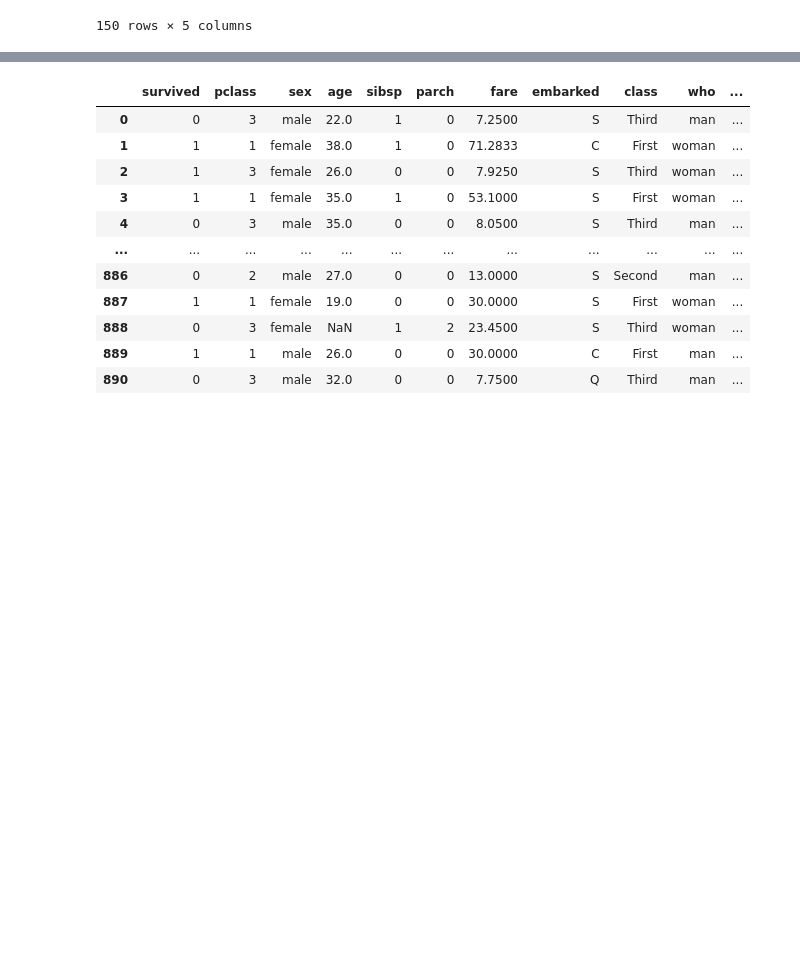
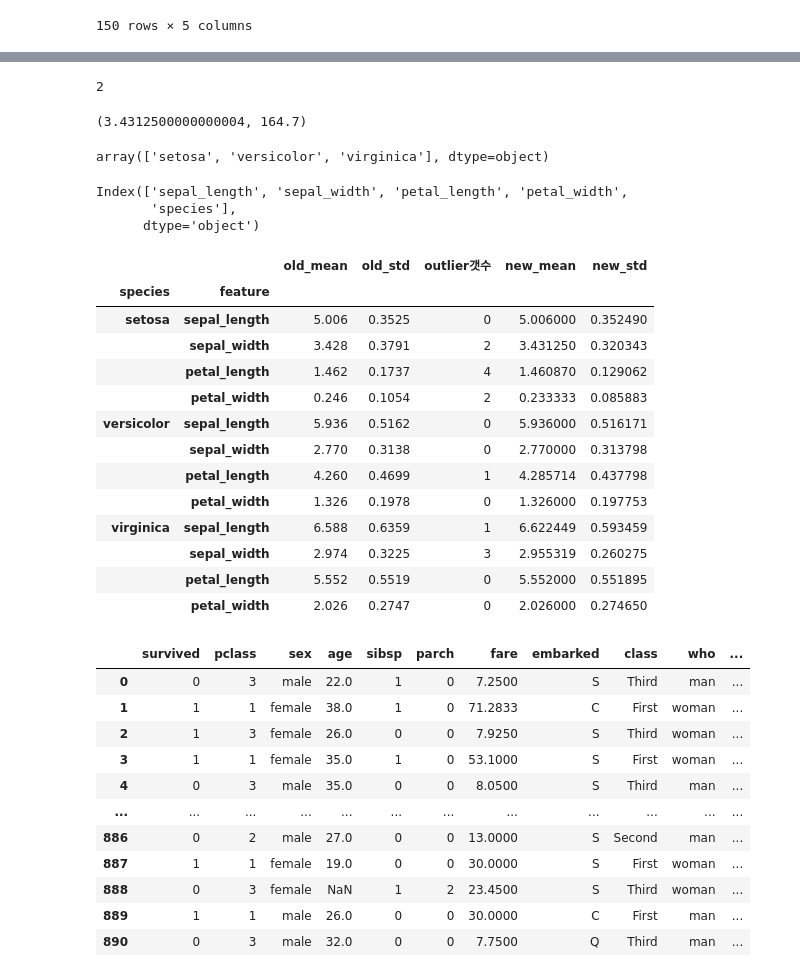
Before and after one commit to vvbshvv/Data-Analysis-2021.11, a Jupyter notebook: 02.Pandas/08.데이터프레임 연습문제.ipynb, the cells around one changed output, grey strips where cells are left out. Saved outputs shown, nothing was run; the diff lists cells and outputs as text; code cells hidden in the pictures; blank space fills up the shorter version.

```diff
--- a/02.Pandas/08.데이터프레임 연습문제.ipynb
+++ b/02.Pandas/08.데이터프레임 연습문제.ipynb
@@ -38,5 +54,7 @@ iris.iloc[:,:]
 | 149 | 5.9 | 3.0 | 5.1 | 1.8 | virginica |
 150 rows × 5 columns
 # %%
-Q1=iris.quantile(.25)
-Q3=iris.quantile(.75)
+s=iris[iris.species == 'setosa']['sepal_width']
+Q1=s.quantile(.25)
+Q3=s.quantile(.75)
+iqr= Q3-Q1
@@ -49,3 +61,64 @@ ValueError: Can only compare identically-labeled Series objects
+# %%
+#이상치값을 nan값으로 만든다!
+upper = Q3+1.5*iqr
+lower = Q1 - 1.5 *iqr
+s[(s<lower) | (s>upper)] = np.nan
+s.isna().sum()
+# %% [output]
+2
+# %%
+s.mean(), s.sum()
+# %% [output]
+(3.4312500000000004, 164.7)
+# %%
+def get_new_stat(s):
+        Q1=s.quantile(.25)
+        Q3=s.quantile(.75)
+        iqr= Q3-Q1
+        upper = Q3+1.5*iqr
+        lower = Q1 - 1.5 *iqr
+        s[(s<lower) | (s>upper)] = np.nan
+        return s.isna().sum(), s.mean(), s.std()
+# %%
+iris.species.unique()
+# %% [output]
+array(['setosa', 'versicolor', 'virginica'], dtype=object)
+# %%
+iris.columns
+# %% [output]
+Index(['sepal_length', 'sepal_width', 'petal_length', 'petal_width',
+       'species'],
+      dtype='object')
+# %%
+s=iris[iris.species == 'setosa']['sepal_width']
+# %%
+all=[]
+for species in iris.species.unique() :
+    for feature in iris.columns[:-1]:
+        s=iris[iris.species ==species][feature]
+        old_mean, old_std = round(s.mean(),3), round(s.std(),4)
+        outlier, new_mean, new_std = get_new_stat(s)
+        d = {'species':species, 'feature':feature, 'old_mean':old_mean, 'old_std':old_std,
+            'outlier갯수':outlier, 'new_mean':new_mean, 'new_std':new_std}
+        all.append(d)
+df=pd.DataFrame(all)
+df.set_index(['species','feature'], inplace=True)
+df
+# %% [output]
+|  |  | old_mean | old_std | outlier갯수 | new_mean | new_std |
+| species | feature |  |  |  |  |  |
+| setosa | sepal_length | 5.006 | 0.3525 | 0 | 5.006000 | 0.352490 |
+|  | sepal_width | 3.428 | 0.3791 | 2 | 3.431250 | 0.320343 |
+|  | petal_length | 1.462 | 0.1737 | 4 | 1.460870 | 0.129062 |
+|  | petal_width | 0.246 | 0.1054 | 2 | 0.233333 | 0.085883 |
+| versicolor | sepal_length | 5.936 | 0.5162 | 0 | 5.936000 | 0.516171 |
+|  | sepal_width | 2.770 | 0.3138 | 0 | 2.770000 | 0.313798 |
+|  | petal_length | 4.260 | 0.4699 | 1 | 4.285714 | 0.437798 |
+|  | petal_width | 1.326 | 0.1978 | 0 | 1.326000 | 0.197753 |
+| virginica | sepal_length | 6.588 | 0.6359 | 1 | 6.622449 | 0.593459 |
+|  | sepal_width | 2.974 | 0.3225 | 3 | 2.955319 | 0.260275 |
+|  | petal_length | 5.552 | 0.5519 | 0 | 5.552000 | 0.551895 |
+|  | petal_width | 2.026 | 0.2747 | 0 | 2.026000 | 0.274650 |
 # %%
 titanic= sns.load_dataset('titanic')
 titanic
```
Also changed, not shown: parts of 16 cells of this notebook, 7 other files.
